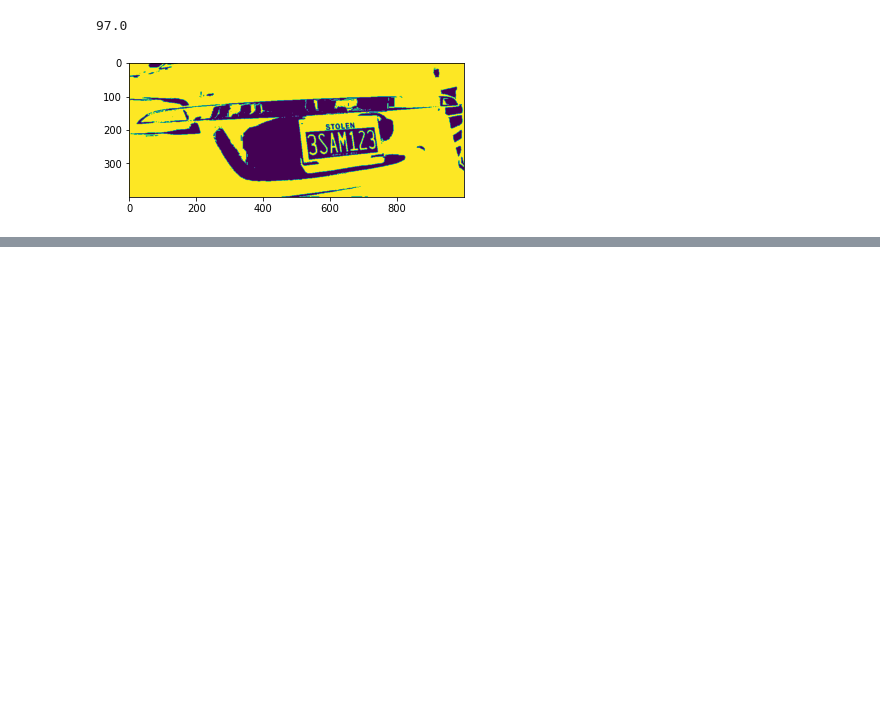
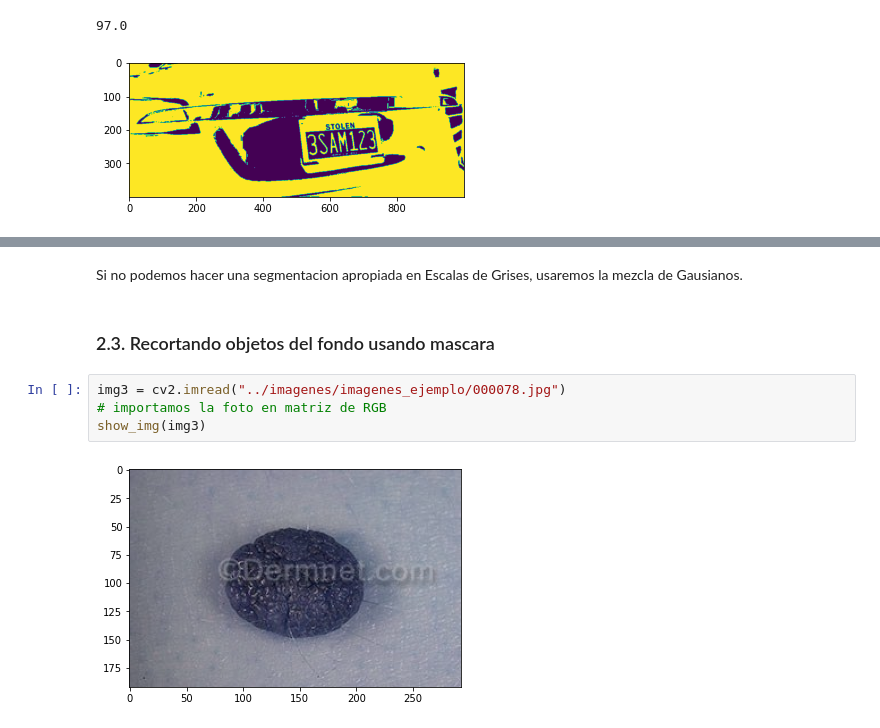
Before and after one commit to ParraCode/Curso-de-Computer-vision-y-Machine-Learning, a Jupyter notebook: apuntes/Modulo2.ipynb, the cells around one changed output, grey strips where cells are left out. Saved outputs shown, nothing was run; the diff lists cells and outputs as text; blank space fills up the shorter version.

```diff
--- a/apuntes/Modulo2.ipynb
+++ b/apuntes/Modulo2.ipynb
@@ -88,0 +99,10 @@ show_img(binary)
+# %% [markdown]
+Si no podemos hacer una segmentacion apropiada en Escalas de Grises, usaremos la mezcla de Gausianos.
+# %% [markdown]
+### 2.3. Recortando objetos del fondo usando mascara
+# %%
+img3 = cv2.imread("../imagenes/imagenes_ejemplo/000078.jpg")
+# importamos la foto en matriz de RGB
+show_img(img3)
+# %% [output]
+[figure, added]
```
Also changed, not shown: parts of 13 cells of this notebook, 1 other file.
